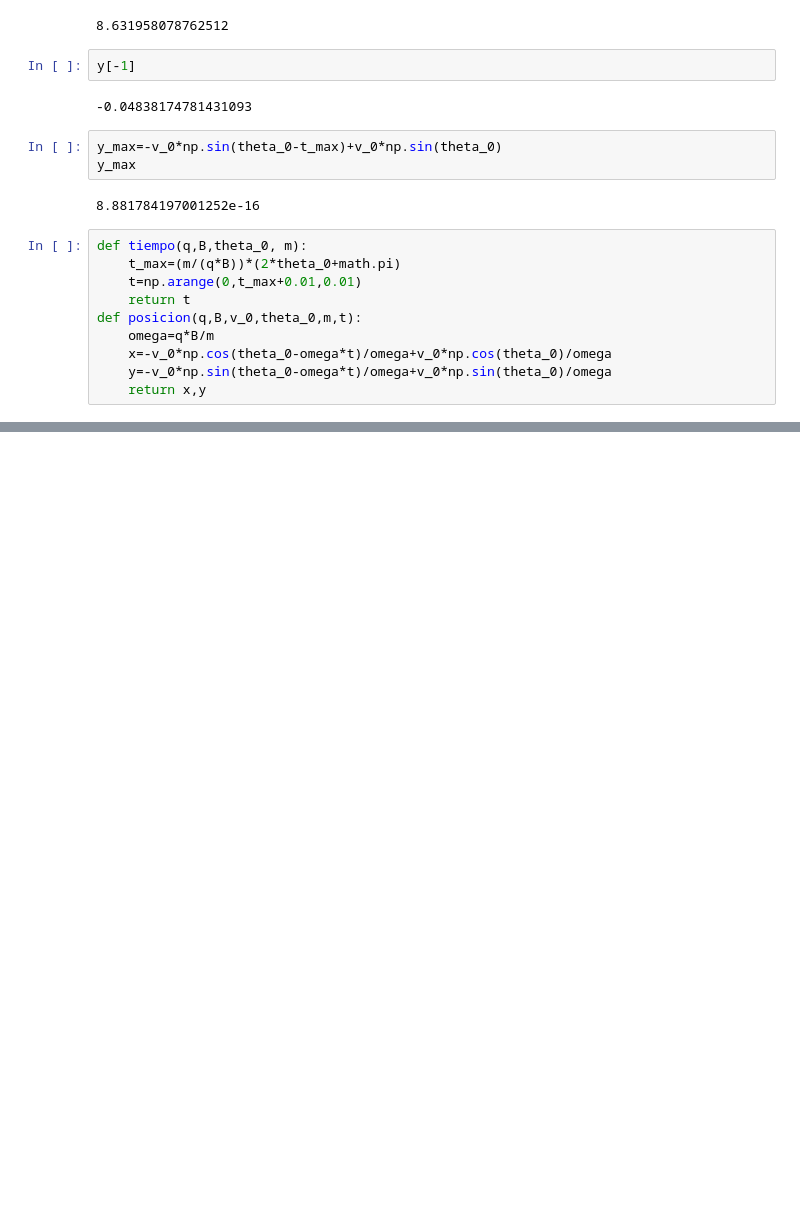
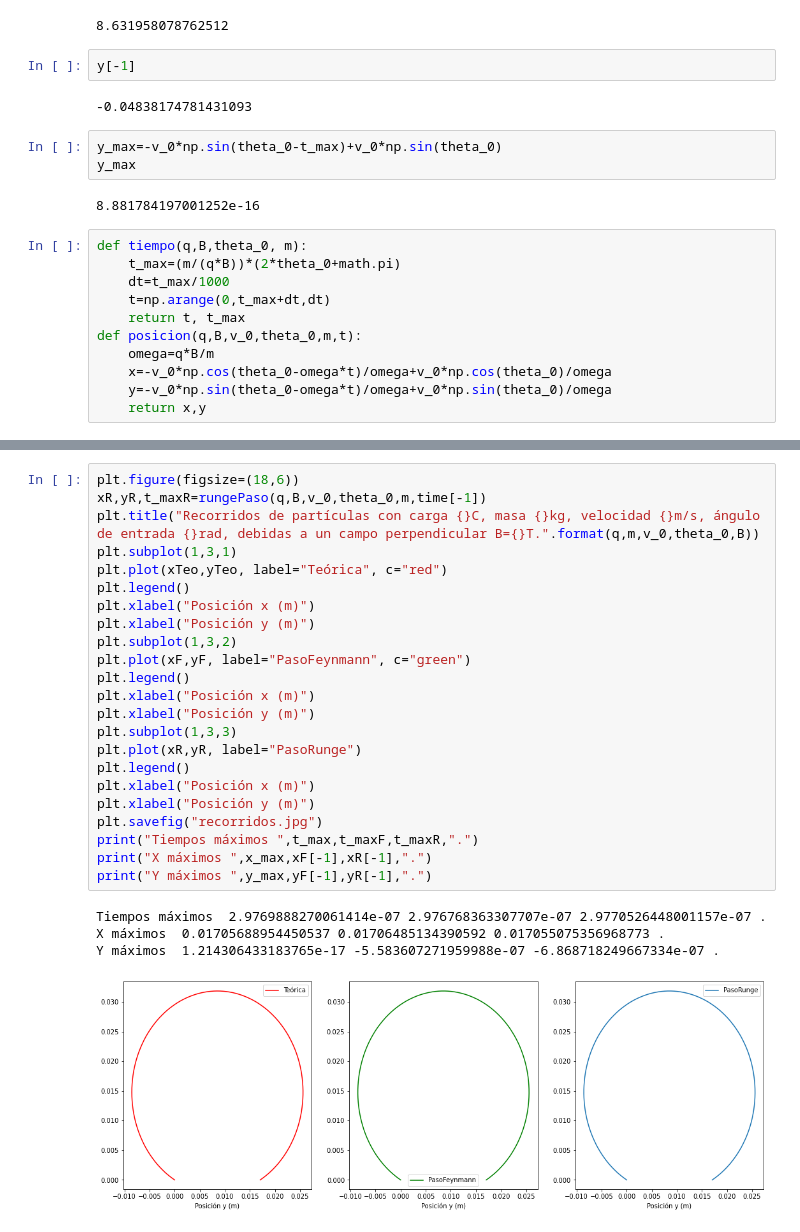
Before and after one commit to SantiagoBeltran/Trabajo_1_Aceleradores, a Jupyter notebook: TrayectoriaParticulas.ipynb, the cells around one changed output, grey strips where cells are left out. Cells and saved outputs as stored; diff of their text form; blank space fills up the shorter version.

Commit message:
Con Runge

```diff
--- a/TrayectoriaParticulas.ipynb
+++ b/TrayectoriaParticulas.ipynb
@@ -57,8 +57,9 @@ y_max
 # %%
 def tiempo(q,B,theta_0, m):
     t_max=(m/(q*B))*(2*theta_0+math.pi)
-    t=np.arange(0,t_max+0.01,0.01)
-    return t
+    dt=t_max/1000
+    t=np.arange(0,t_max+dt,dt)
+    return t, t_max
 def posicion(q,B,v_0,theta_0,m,t):
     omega=q*B/m
     x=-v_0*np.cos(theta_0-omega*t)/omega+v_0*np.cos(theta_0)/omega
@@ -150,0 +149,28 @@ array([ 0.00000000e+00,  2.50000000e-02, -1.62522321e-02, -5.87645311e-02,
+# %%
+plt.figure(figsize=(18,6))
+xR,yR,t_maxR=rungePaso(q,B,v_0,theta_0,m,time[-1])
+plt.title("Recorridos de partículas con carga {}C, masa {}kg, velocidad {}m/s, ángulo de entrada {}rad, debidas a un campo perpendicular B={}T.".format(q,m,v_0,theta_0,B))
+plt.subplot(1,3,1)
+plt.plot(xTeo,yTeo, label="Teórica", c="red")
+plt.legend()
+plt.xlabel("Posición x (m)")
+plt.xlabel("Posición y (m)")
+plt.subplot(1,3,2)
+plt.plot(xF,yF, label="PasoFeynmann", c="green")
+plt.legend()
+plt.xlabel("Posición x (m)")
+plt.xlabel("Posición y (m)")
+plt.subplot(1,3,3)
+plt.plot(xR,yR, label="PasoRunge")
+plt.legend()
+plt.xlabel("Posición x (m)")
+plt.xlabel("Posición y (m)")
+plt.savefig("recorridos.jpg")
+print("Tiempos máximos ",t_max,t_maxF,t_maxR,".")
+print("X máximos ",x_max,xF[-1],xR[-1],".")
+print("Y máximos ",y_max,yF[-1],yR[-1],".")
+# %% [output]
+Tiempos máximos  2.9769888270061414e-07 2.976768363307707e-07 2.9770526448001157e-07 .
+X máximos  0.01705688954450537 0.01706485134390592 0.017055075356968773 .
+Y máximos  1.214306433183765e-17 -5.583607271959988e-07 -6.868718249667334e-07 .
+[figure, added]
```
Also changed, not shown: parts of 6 cells of this notebook.
